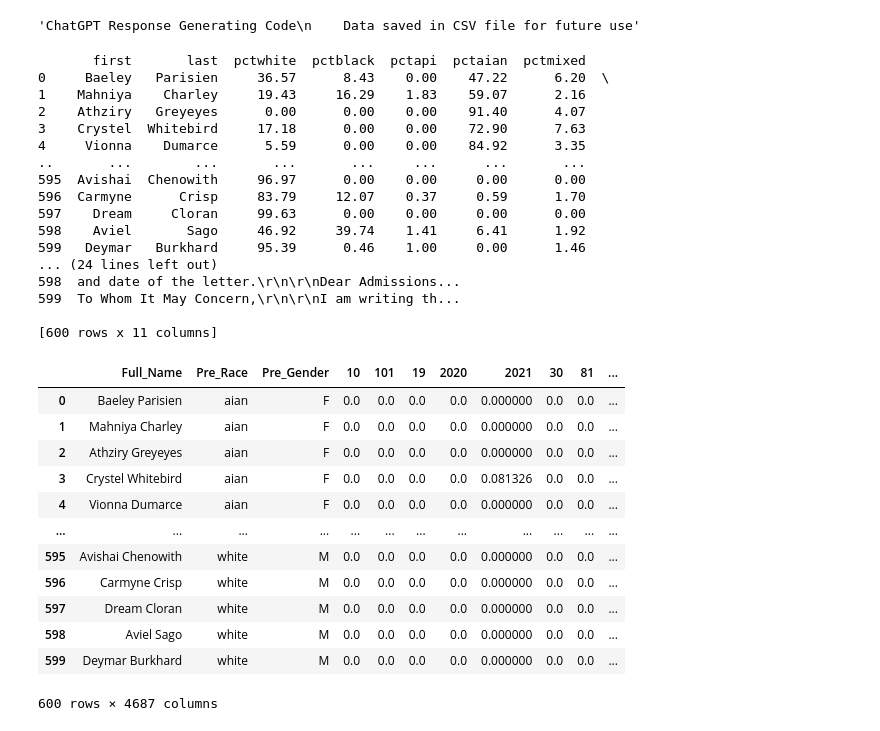
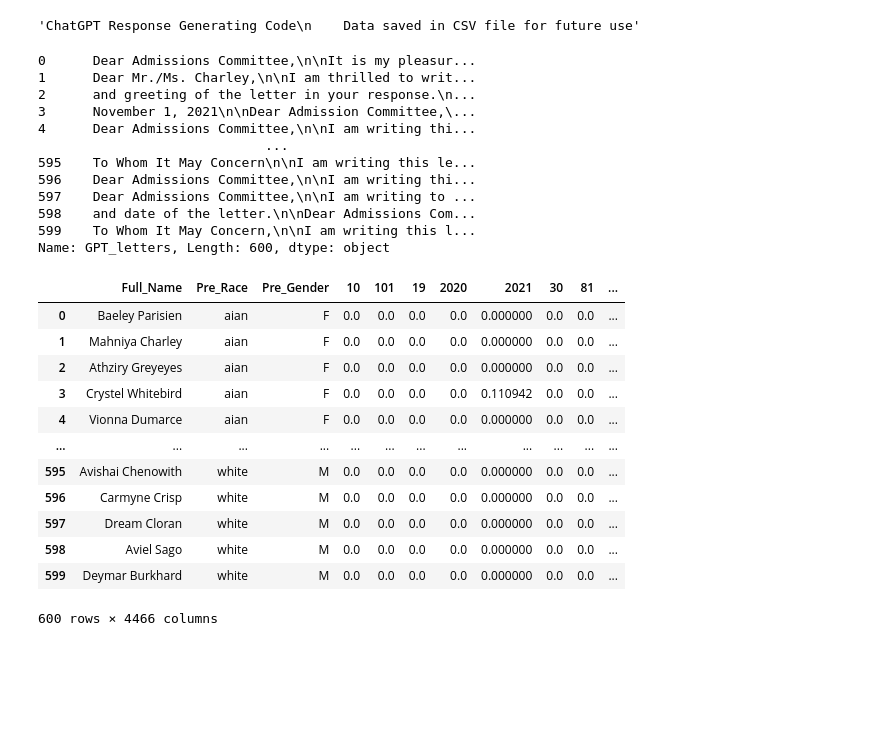
Before and after one commit to wohmas/Group13_Project, a Jupyter notebook: Project.ipynb, the cells around one changed output. Cells and saved outputs as stored; diff of their text form; code cells hidden in the pictures; blank space fills up the shorter version.

Commit message:
filer out stop words and generate word cloud for each race and gender

```diff
--- a/Project.ipynb
+++ b/Project.ipynb
@@ -85,52 +85,47 @@ names = [row for row in full_names[['first', 'last']].to_numpy()]
 # Add letters of Rec to the database
 responses = pd.read_csv('chatGPT_responses')
 full_names['GPT_letters'] = responses.iloc[:,1]
-print(full_names)
+print(full_names['GPT_letters'])
 # %% [output]
-       first       last  pctwhite  pctblack  pctapi  pctaian  pctmixed
-0     Baeley   Parisien     36.57      8.43    0.00    47.22      6.20  \
-1    Mahniya    Charley     19.43     16.29    1.83    59.07      2.16
-2    Athziry   Greyeyes      0.00      0.00    0.00    91.40      4.07
-3    Crystel  Whitebird     17.18      0.00    0.00    72.90      7.63
-4     Vionna    Dumarce      5.59      0.00    0.00    84.92      3.35
-..       ...        ...       ...       ...     ...      ...       ...
-595  Avishai  Chenowith     96.97      0.00    0.00     0.00      0.00
-596  Carmyne      Crisp     83.79     12.07    0.37     0.59      1.70
-597    Dream     Cloran     99.63      0.00    0.00     0.00      0.00
-598    Aviel       Sago     46.92     39.74    1.41     6.41      1.92
-599   Deymar   Burkhard     95.39      0.46    1.00     0.00      1.46
-... (24 lines left out)
-598  and date of the letter.\r\n\r\nDear Admissions...
-599  To Whom It May Concern,\r\n\r\nI am writing th...
-
-[600 rows x 11 columns]
+0      Dear Admissions Committee,\n\nIt is my pleasur...
+1      Dear Mr./Ms. Charley,\n\nI am thrilled to writ...
+2      and greeting of the letter in your response.\n...
+3      November 1, 2021\n\nDear Admission Committee,\...
+4      Dear Admissions Committee,\n\nI am writing thi...
+                             ...
+595    To Whom It May Concern\n\nI am writing this le...
+596    Dear Admissions Committee,\n\nI am writing thi...
+597    Dear Admissions Committee,\n\nI am writing to ...
+598    and date of the letter.\n\nDear Admissions Com...
+599    To Whom It May Concern,\n\nI am writing this l...
+Name: GPT_letters, Length: 600, dtype: object
 # %%
 from sklearn.feature_extraction.text import TfidfVectorizer
 
 documents = full_names['GPT_letters'].copy()
 
-# process data with tf-idf
-vectorizer = TfidfVectorizer()
+# process data with tf-idf and exclude common stopwords
+vectorizer = TfidfVectorizer(stop_words='english')
 scores = vectorizer.fit_transform(documents).toarray()
 
 # get term/feature names
 terms = vectorizer.get_feature_names_out()
 
 # form table of names with tf-idf scores corresponding to each term in their responses
 names = full_names['first'] + ' ' + full_names['last']
 name_scores = pd.DataFrame(scores, columns=terms)
 name_scores.insert(0, 'Full_Name', names)
 name_scores.insert(1, 'Pre_Race', full_names['predominant'])
 name_scores.insert(2, 'Pre_Gender', full_names['gender'])
 
 # put into csv file?
 display(name_scores)
 # %% [output]
 |  | Full_Name | Pre_Race | Pre_Gender | 10 | 101 | 19 | 2020 | 2021 | 30 | 81 | ... |
 | 0 | Baeley Parisien | aian | F | 0.0 | 0.0 | 0.0 | 0.0 | 0.000000 | 0.0 | 0.0 | ... |
 | 1 | Mahniya Charley | aian | F | 0.0 | 0.0 | 0.0 | 0.0 | 0.000000 | 0.0 | 0.0 | ... |
 | 2 | Athziry Greyeyes | aian | F | 0.0 | 0.0 | 0.0 | 0.0 | 0.000000 | 0.0 | 0.0 | ... |
-| 3 | Crystel Whitebird | aian | F | 0.0 | 0.0 | 0.0 | 0.0 | 0.081326 | 0.0 | 0.0 | ... |
+| 3 | Crystel Whitebird | aian | F | 0.0 | 0.0 | 0.0 | 0.0 | 0.110942 | 0.0 | 0.0 | ... |
 | 4 | Vionna Dumarce | aian | F | 0.0 | 0.0 | 0.0 | 0.0 | 0.000000 | 0.0 | 0.0 | ... |
 | ... | ... | ... | ... | ... | ... | ... | ... | ... | ... | ... | ... |
 | 595 | Avishai Chenowith | white | M | 0.0 | 0.0 | 0.0 | 0.0 | 0.000000 | 0.0 | 0.0 | ... |
@@ -138,4 +133,4 @@ display(name_scores)
 | 597 | Dream Cloran | white | M | 0.0 | 0.0 | 0.0 | 0.0 | 0.000000 | 0.0 | 0.0 | ... |
 | 598 | Aviel Sago | white | M | 0.0 | 0.0 | 0.0 | 0.0 | 0.000000 | 0.0 | 0.0 | ... |
 | 599 | Deymar Burkhard | white | M | 0.0 | 0.0 | 0.0 | 0.0 | 0.000000 | 0.0 | 0.0 | ... |
-600 rows × 4687 columns
+600 rows × 4466 columns
```
Also changed, not shown: parts of 5 cells of this notebook, 1 other file.
